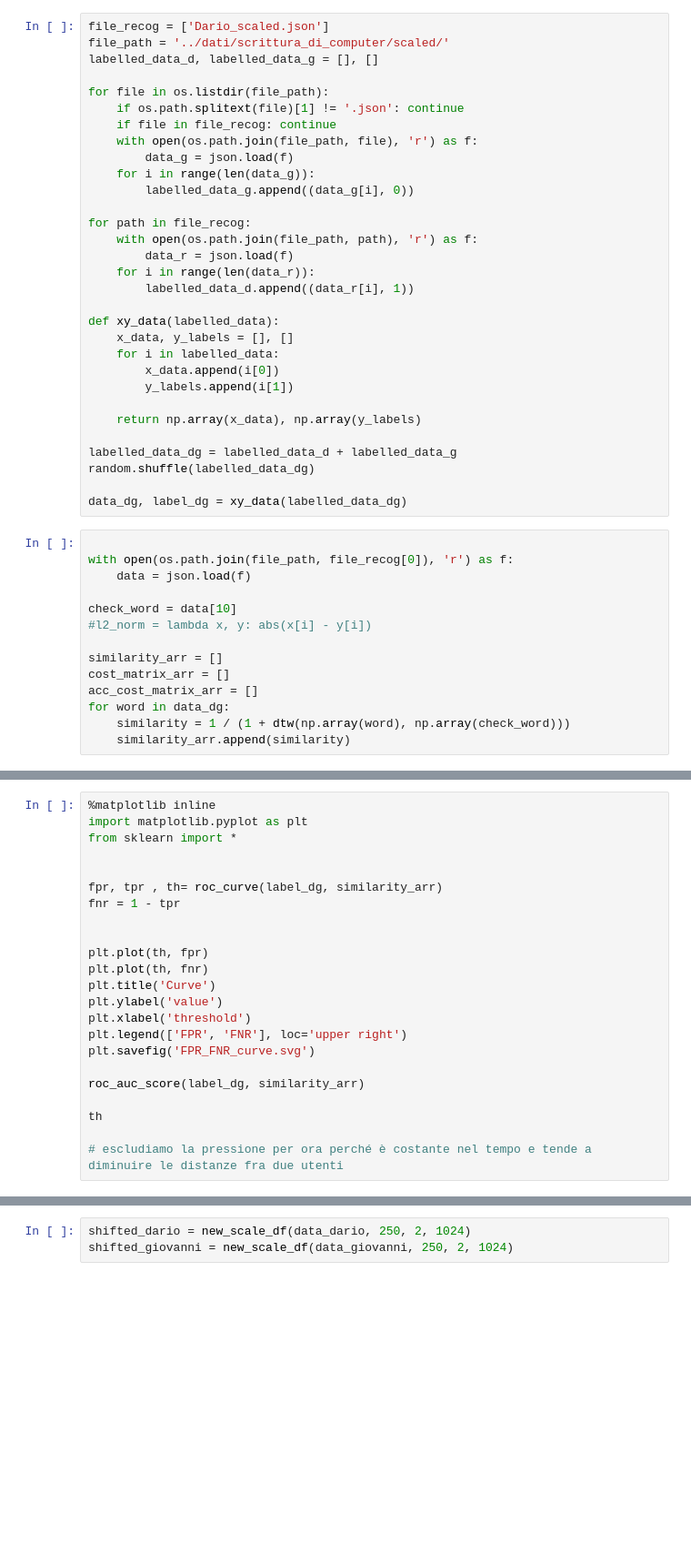
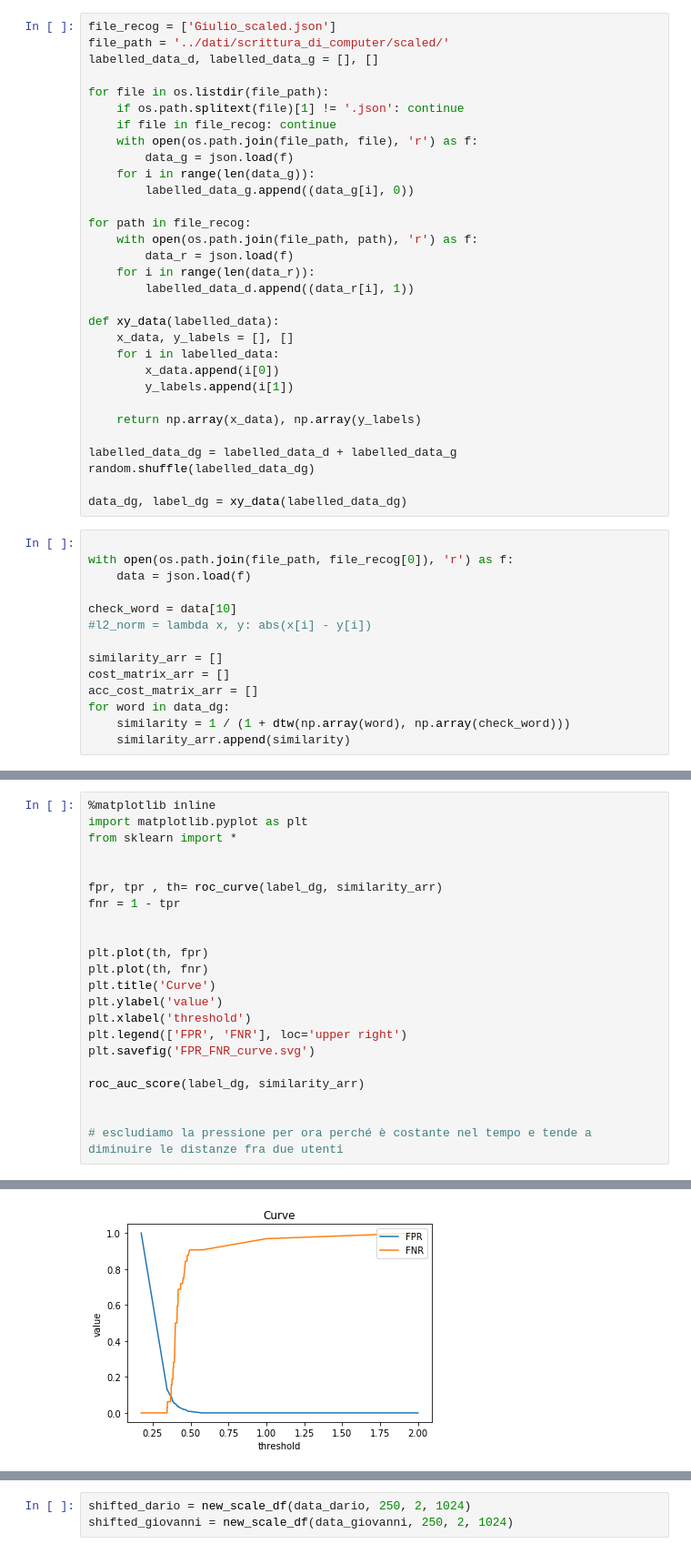
Before and after one commit to antoniomuso/PeterPen, a Jupyter notebook: data_processing/TIME_WARP.ipynb, the cells around one changed output, grey strips where cells are left out. Shown at 91% size. Drawn from its saved outputs; the diff is of its cells as text; blank space fills up the shorter version.

Commit message:
Aggiunti grafici Giulio

```diff
--- a/data_processing/TIME_WARP.ipynb
+++ b/data_processing/TIME_WARP.ipynb
@@ -71,7 +71,7 @@ with open('../dati/scrittura_di_computer/scaled/Dario_scaled.json', 'r') as f:
 with open('../dati/scrittura_di_computer/scaled/Antonio_scaled.json', 'r') as f:
     data_dario = json.load(f)
 # %%
-file_recog = ['Dario_scaled.json']
+file_recog = ['Giulio_scaled.json']
 file_path = '../dati/scrittura_di_computer/scaled/'
 labelled_data_d, labelled_data_g = [], []
 
@@ -137,6 +155,6 @@ plt.savefig('FPR_FNR_curve.svg')
 
 roc_auc_score(label_dg, similarity_arr)
 
-th
 
 # escludiamo la pressione per ora perché è costante nel tempo e tende a diminuire le distanze fra due utenti
+# %% [output]
@@ -143,3 +162,4 @@ th
+[figure, added]
 # %%
 fpr, tpr , th= roc_curve(label_dg, similarity_arr)
 
```
Also changed, not shown: parts of 6 cells of this notebook, 5 other files.
